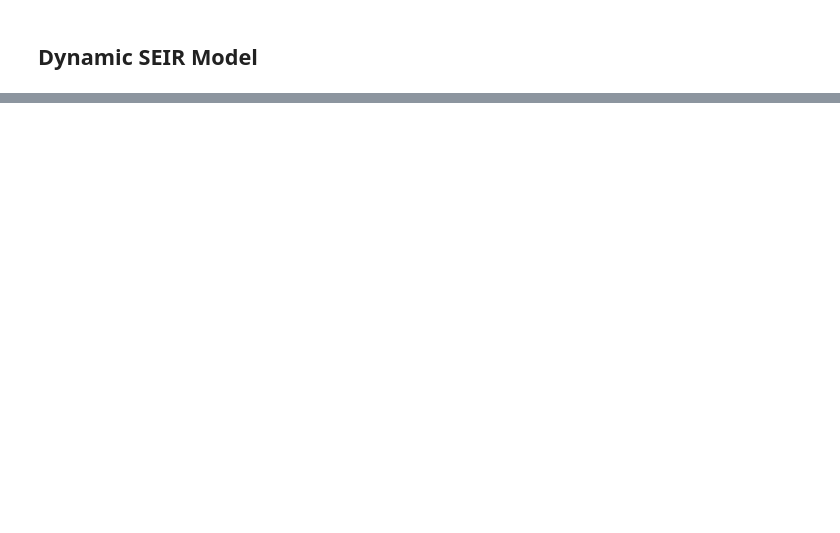
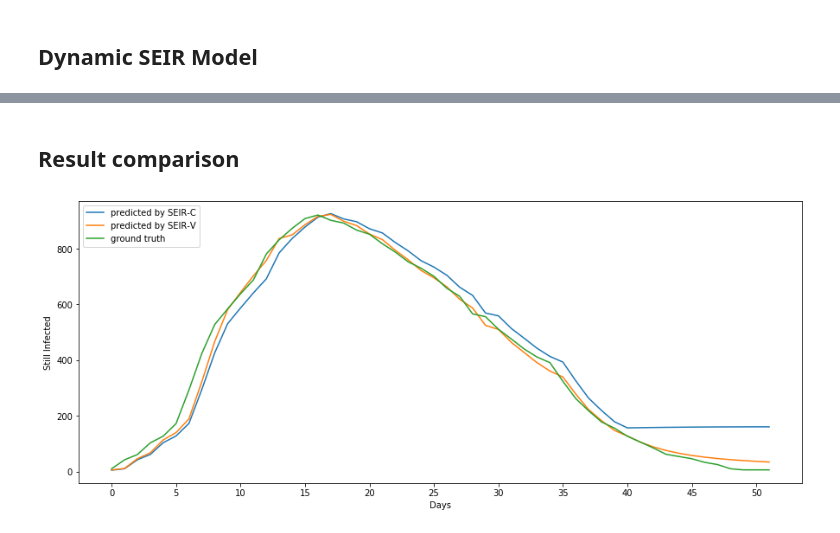
Before and after one commit to Eddie-yz/Coronavirus-modelling, a Jupyter notebook: run_model.ipynb, the cells around one changed output, grey strips where cells are left out. Cells and saved outputs as stored; diff of their text form; code cells hidden in the pictures; blank space fills up the shorter version.

```diff
--- a/run_model.ipynb
+++ b/run_model.ipynb
@@ -279,0 +128,15 @@ for epoch in range(num_epoch):
+# %% [markdown]
+## Result comparison
+# %%
+plt.figure(figsize=(15,6))
+plt.plot(s_pre, label="predicted by SEIR-C")
+plt.plot(d_pre, label="predicted by SEIR-V")
+plt.plot(y, label="ground truth")
+plt.legend(loc='upper left')
+plt.xlabel("Days")
+plt.ylabel("Still Infected")
+plt.xticks(np.arange(0, len(y), 5))
+plt.savefig("pic.png")
+plt.show()
+# %% [output]
+[figure, added]
```
Also changed, not shown: parts of 19 cells of this notebook.
